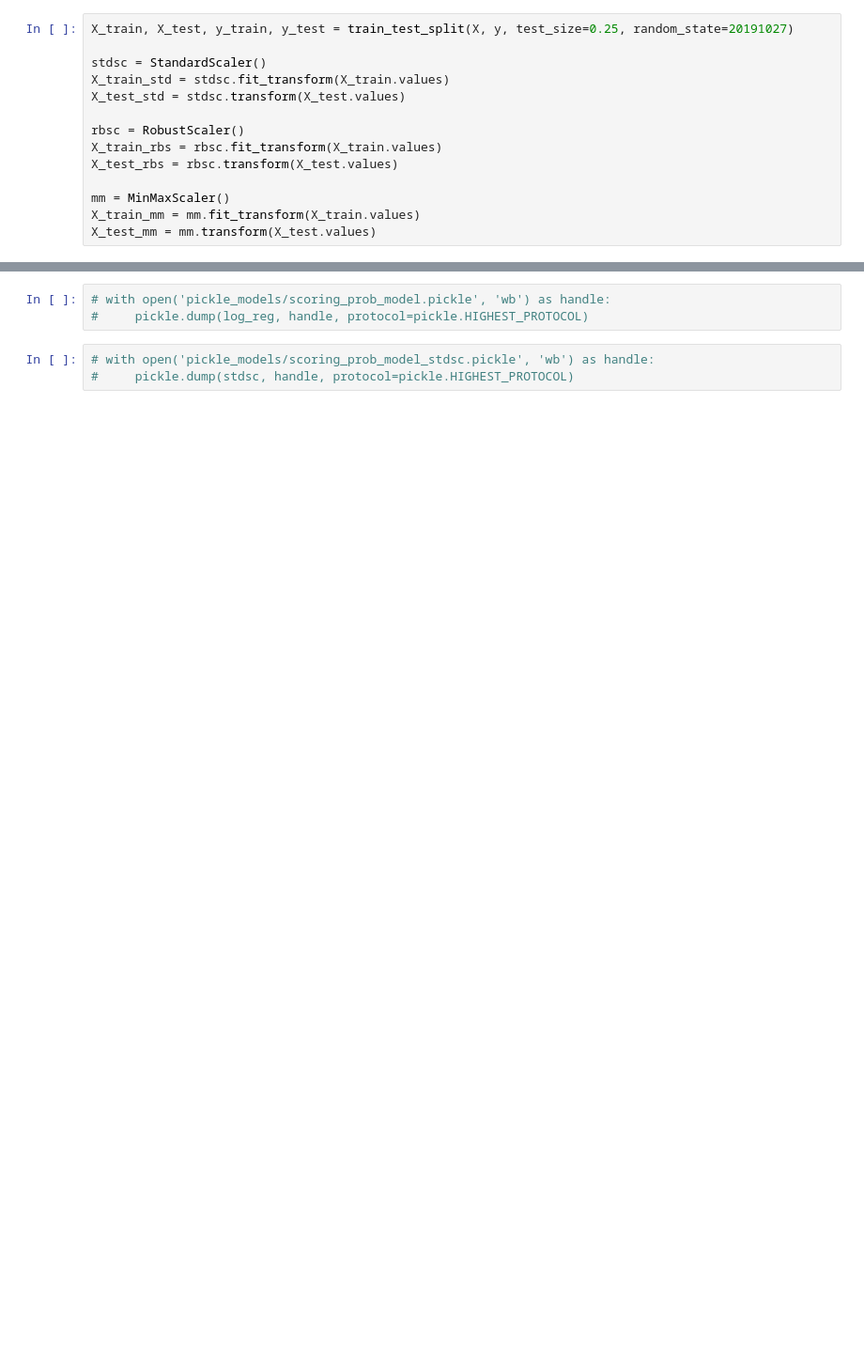
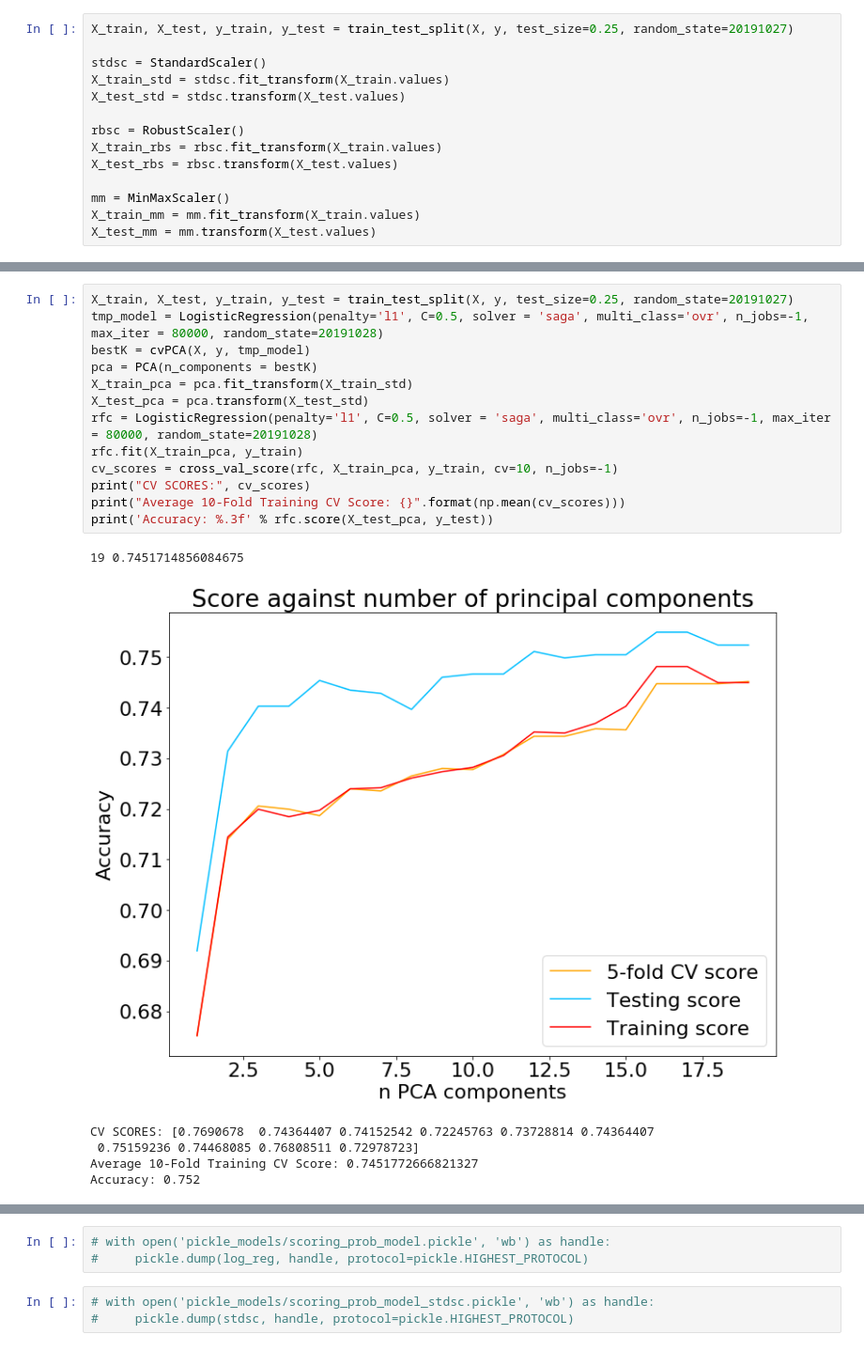
Before and after one commit to DeniSusanto/premier_league_data_mining, a Jupyter notebook: player_goal_prediction.ipynb, the cells around one changed output, grey strips where cells are left out. Shown at 94% size. Saved outputs shown, nothing was run; the diff lists cells and outputs as text; blank space fills up the shorter version.

```diff
--- a/player_goal_prediction.ipynb
+++ b/player_goal_prediction.ipynb
@@ -707 +854,21 @@ X_test_mm = mm.transform(X_test.values)
+# %%
+X_train, X_test, y_train, y_test = train_test_split(X, y, test_size=0.25, random_state=20191027)
+tmp_model = LogisticRegression(penalty='l1', C=0.5, solver = 'saga', multi_class='ovr', n_jobs=-1, max_iter = 80000, random_state=20191028)
+bestK = cvPCA(X, y, tmp_model)
+pca = PCA(n_components = bestK)
+X_train_pca = pca.fit_transform(X_train_std)
+X_test_pca = pca.transform(X_test_std)
+rfc = LogisticRegression(penalty='l1', C=0.5, solver = 'saga', multi_class='ovr', n_jobs=-1, max_iter = 80000, random_state=20191028)
+rfc.fit(X_train_pca, y_train)
+cv_scores = cross_val_score(rfc, X_train_pca, y_train, cv=10, n_jobs=-1)
+print("CV SCORES:", cv_scores)
+print("Average 10-Fold Training CV Score: {}".format(np.mean(cv_scores)))
+print('Accuracy: %.3f' % rfc.score(X_test_pca, y_test))
+# %% [output]
+19 0.7451714856084675
+[figure, added]
+CV SCORES: [0.7690678  0.74364407 0.74152542 0.72245763 0.73728814 0.74364407
+ 0.75159236 0.74468085 0.76808511 0.72978723]
+Average 10-Fold Training CV Score: 0.7451772666821327
+Accuracy: 0.752
 # %%
```
Also changed, not shown: parts of 44 cells of this notebook, 24 other files.
